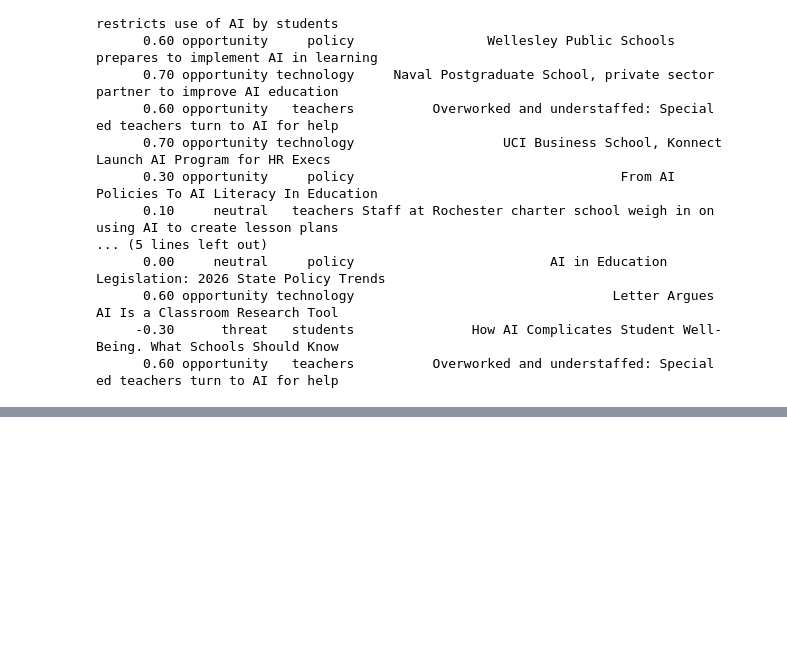
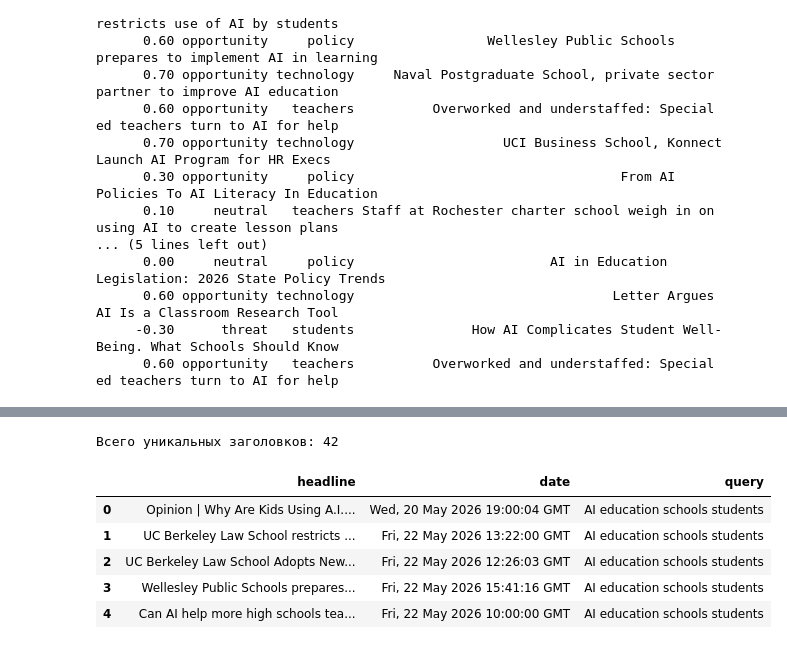
Before and after one commit to massimdaria-app/anthropic-fellows-research, a Jupyter notebook: day3_nlp.ipynb, the cells around one changed output, grey strips where cells are left out. Drawn from its saved outputs; the diff is of its cells as text; code cells hidden in the pictures; blank space fills up the shorter version.

```diff
--- a/day3_nlp.ipynb
+++ b/day3_nlp.ipynb
@@ -499,0 +534,43 @@ print(df_claude[['sentiment', 'framing', 'focus', 'headline']].to_string(index=F
+# %%
+import requests
+from xml.etree import ElementTree
+import time
+
+def get_headlines(query, max_results=20):
+    url = f"https://news.google.com/rss/search?q={query}&hl=en-US&gl=US&ceid=US:en"
+    response = requests.get(url)
+    root = ElementTree.fromstring(response.content)
+
+    headlines = []
+    for item in root.findall('.//item')[:max_results]:
+        title = item.find('title').text
+        pub_date = item.find('pubDate').text
+        headlines.append({'headline': title, 'date': pub_date, 'query': query})
+
+    return headlines
+
+# Собираем заголовки по трём разным запросам
+queries = [
+    'AI education schools students',
+    'artificial intelligence classroom teachers',
+    'AI learning children policy'
+]
+
+all_headlines = []
+for query in queries:
+    results = get_headlines(query, max_results=15)
+    all_headlines.extend(results)
+    time.sleep(1)
+
+df_news = pd.DataFrame(all_headlines)
+df_news = df_news.drop_duplicates(subset='headline')
+print(f"Всего уникальных заголовков: {len(df_news)}")
+df_news.head()
+# %% [output]
+Всего уникальных заголовков: 42
+|  | headline | date | query |
+| 0 | Opinion | Why Are Kids Using A.I.... | Wed, 20 May 2026 19:00:04 GMT | AI education schools students |
+| 1 | UC Berkeley Law School restricts ... | Fri, 22 May 2026 13:22:00 GMT | AI education schools students |
+| 2 | UC Berkeley Law School Adopts New... | Fri, 22 May 2026 12:26:03 GMT | AI education schools students |
+| 3 | Wellesley Public Schools prepares... | Fri, 22 May 2026 15:41:16 GMT | AI education schools students |
+| 4 | Can AI help more high schools tea... | Fri, 22 May 2026 10:00:00 GMT | AI education schools students |
```
Also changed, not shown: parts of 8 cells of this notebook.
